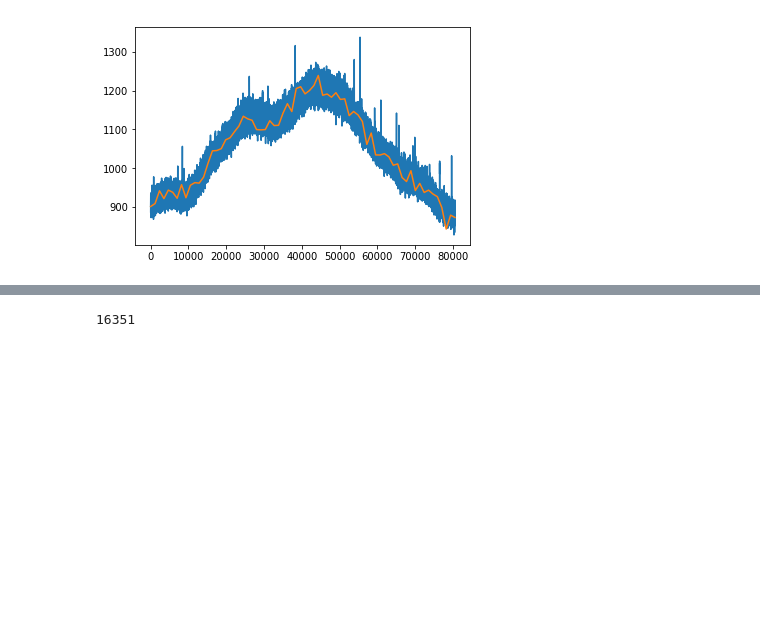
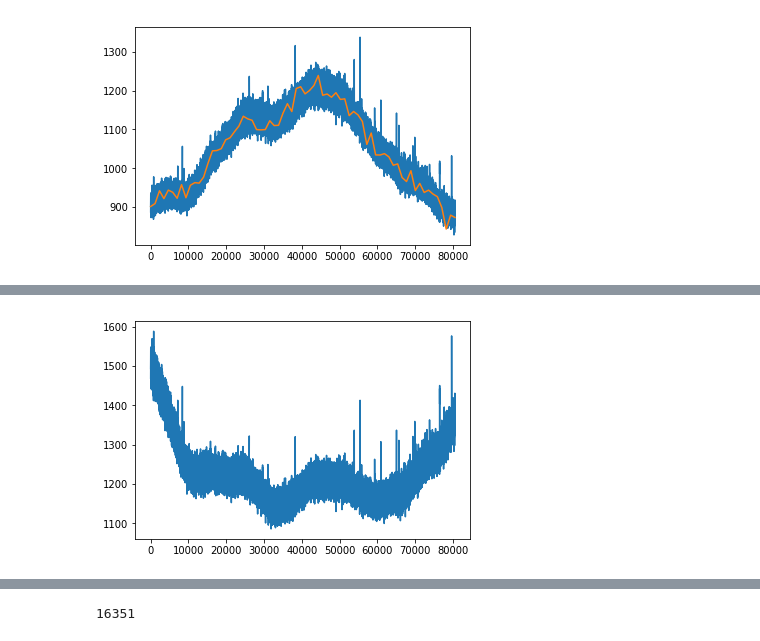
Before and after one commit to KazAndr/SWTraject, a Jupyter notebook: watch_one_file.ipynb, the cells around one changed output, grey strips where cells are left out. Cells and saved outputs as stored; diff of their text form; code cells hidden in the pictures; blank space fills up the shorter version.

```diff
--- a/watch_one_file.ipynb
+++ b/watch_one_file.ipynb
@@ -192,0 +189,11 @@ len(lin)
+# %%
+# Учитываем диаграмму направленности
+cor_d = []
+for data_point, coeff in zip(obser, diag):
+    cor_d.append(data_point/coeff)
+cor_d = np.asarray(cor_d)
+plt.close()
+plt.plot(cor_d)
+plt.show()
+# %% [output]
+[figure, added]
```
Also changed, not shown: parts of 13 cells of this notebook.
